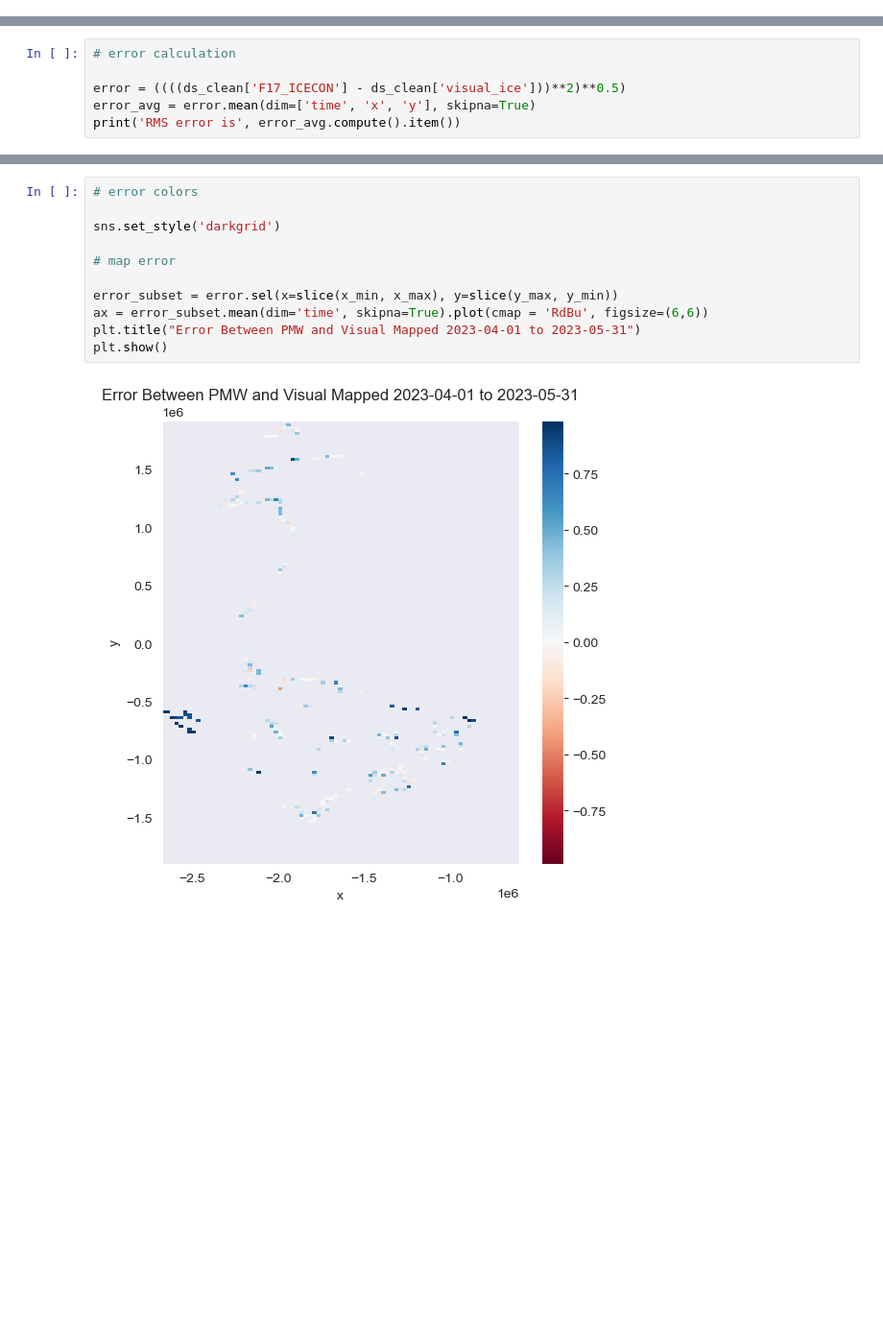
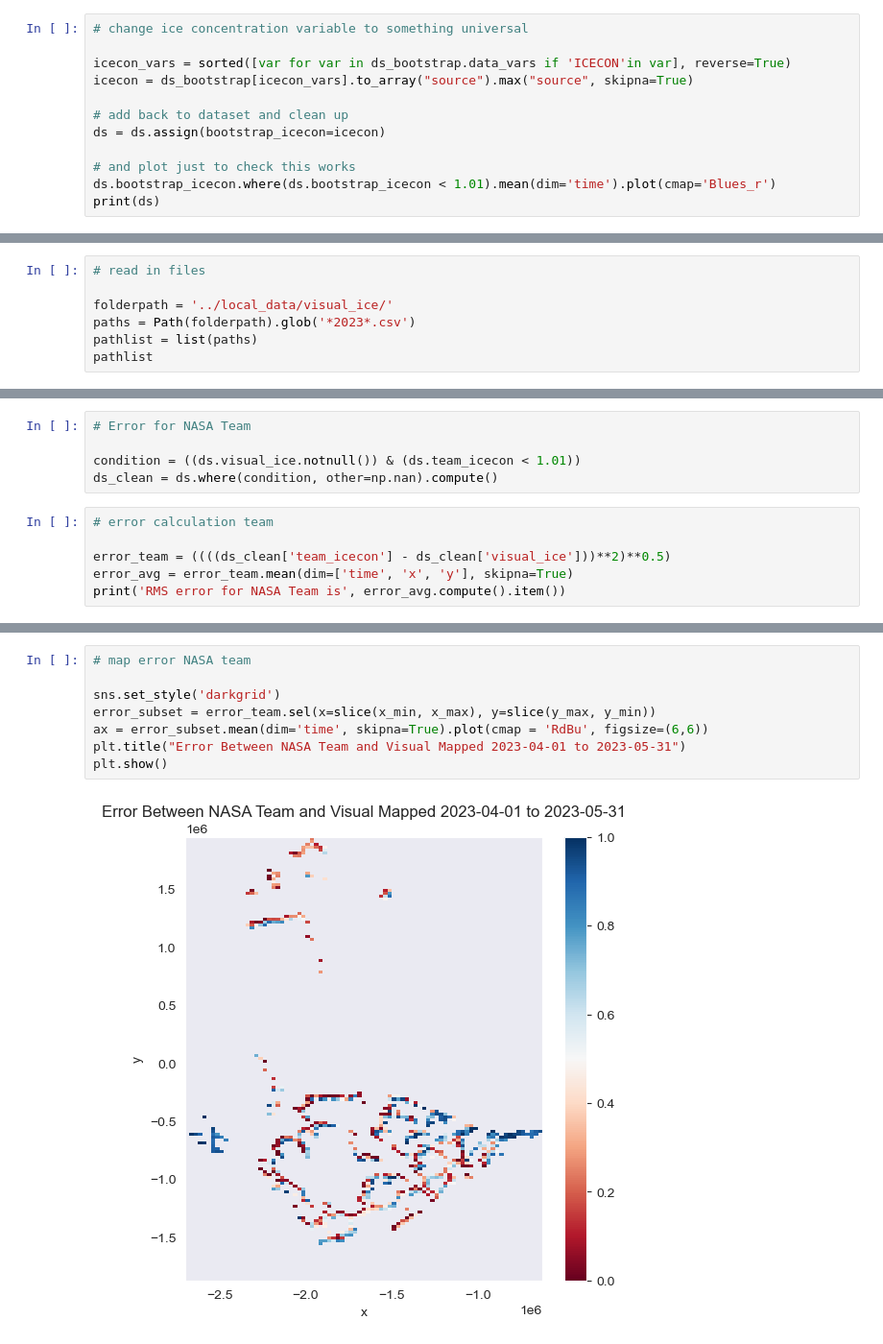
Before and after one commit to felixleodiaz/coastal-sea-ice, a Jupyter notebook: scripts/ValidationTest.ipynb, the cells around one changed output, grey strips where cells are left out. Shown at 96% size. Saved outputs shown, nothing was run; the diff lists cells and outputs as text; blank space fills up the shorter version.

```diff
--- a/scripts/ValidationTest.ipynb
+++ b/scripts/ValidationTest.ipynb
@@ -237,0 +98,12 @@ DMSP 5D-3/F17 > Defense Meteorological Satellite Program-F17
+# %%
+# change ice concentration variable to something universal
+
+icecon_vars = sorted([var for var in ds_bootstrap.data_vars if 'ICECON'in var], reverse=True)
+icecon = ds_bootstrap[icecon_vars].to_array("source").max("source", skipna=True)
+
+# add back to dataset and clean up
+ds = ds.assign(bootstrap_icecon=icecon)
+
+# and plot just to check this works
+ds.bootstrap_icecon.where(ds.bootstrap_icecon < 1.01).mean(dim='time').plot(cmap='Blues_r')
+print(ds)
@@ -237,0 +189,7 @@ DMSP 5D-3/F17 > Defense Meteorological Satellite Program-F17
+# %%
+# read in files
+
+folderpath = '../local_data/visual_ice/'
+paths = Path(folderpath).glob('*2023*.csv')
+pathlist = list(paths)
+pathlist
@@ -281,7 +295,12 @@ plt.show()
+# %%
+# Error for NASA Team
+
+condition = ((ds.visual_ice.notnull()) & (ds.team_icecon < 1.01))
+ds_clean = ds.where(condition, other=np.nan).compute()
 # %%
-# error calculation
+# error calculation team
 
-error = ((((ds_clean['F17_ICECON'] - ds_clean['visual_ice']))**2)**0.5)
-error_avg = error.mean(dim=['time', 'x', 'y'], skipna=True)
-print('RMS error is', error_avg.compute().item())
+error_team = ((((ds_clean['team_icecon'] - ds_clean['visual_ice']))**2)**0.5)
+error_avg = error_team.mean(dim=['time', 'x', 'y'], skipna=True)
+print('RMS error for NASA Team is', error_avg.compute().item())
 # %% [output]
@@ -289,13 +340,10 @@ RMS error is 0.31934451535282926
 # %%
-# error colors
+# map error NASA team
 
 sns.set_style('darkgrid')
-
-# map error
-
-error_subset = error.sel(x=slice(x_min, x_max), y=slice(y_max, y_min))
+error_subset = error_team.sel(x=slice(x_min, x_max), y=slice(y_max, y_min))
 ax = error_subset.mean(dim='time', skipna=True).plot(cmap = 'RdBu', figsize=(6,6))
-plt.title("Error Between PMW and Visual Mapped 2023-04-01 to 2023-05-31")
+plt.title("Error Between NASA Team and Visual Mapped 2023-04-01 to 2023-05-31")
 plt.show()
 # %% [output]
-[figure, old version]
+[figure, new version]
```
Also changed, not shown: parts of 28 cells of this notebook, 5 other files.
